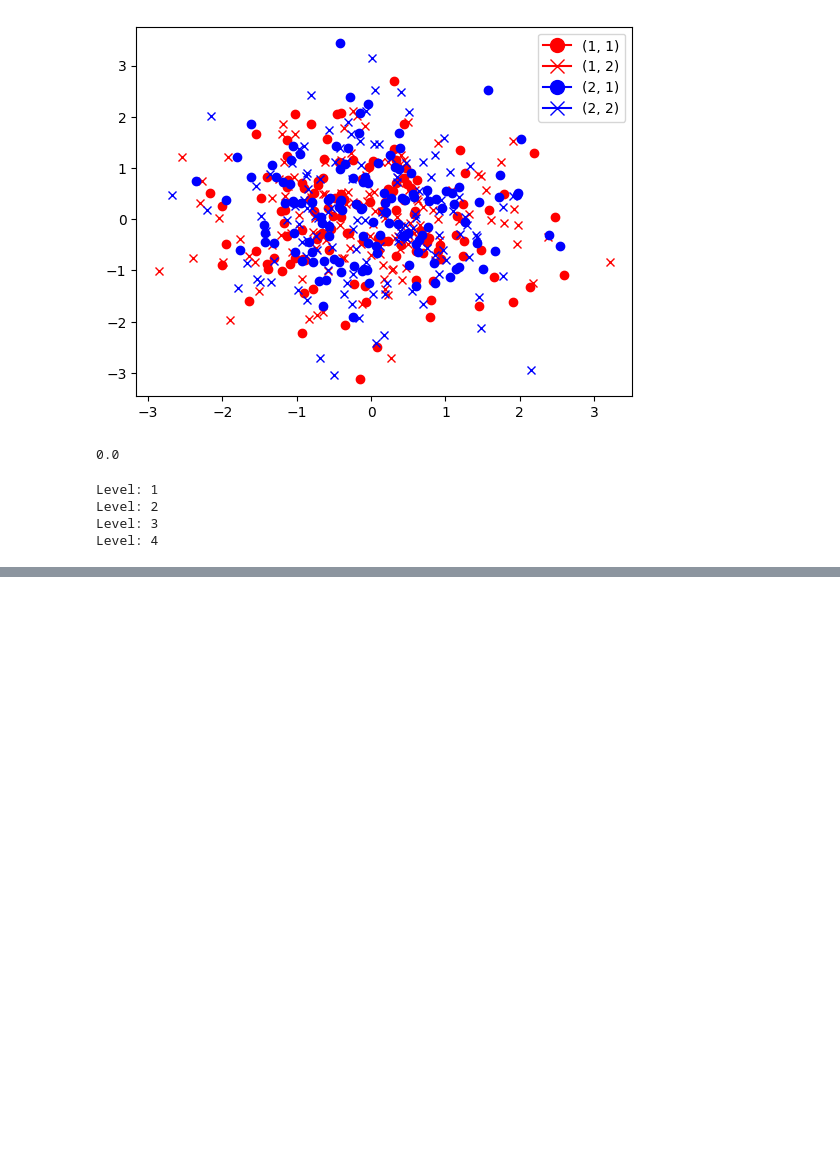
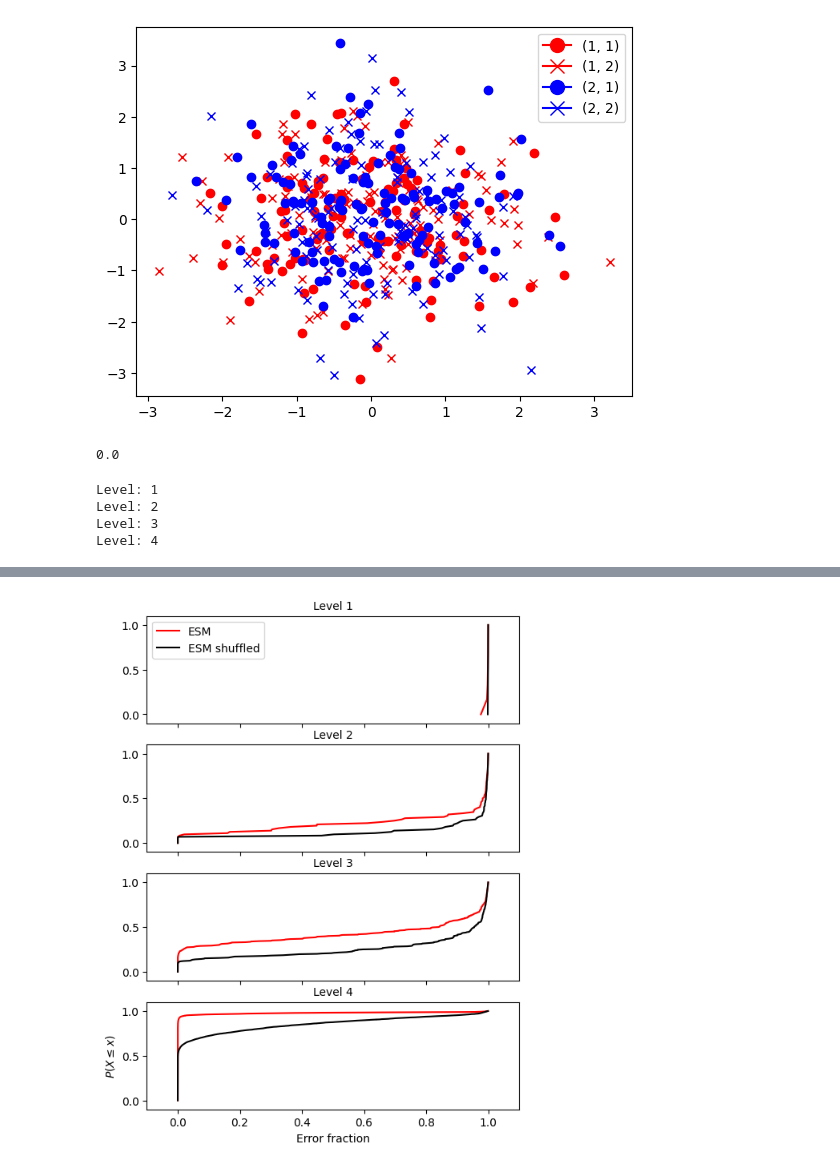
Before and after one commit to stefanpate/rcgnn, a Jupyter notebook: scripts/eval_metrics.ipynb, the cells around one changed output, grey strips where cells are left out. Saved outputs shown, nothing was run; the diff lists cells and outputs as text; code cells hidden in the pictures; blank space fills up the shorter version.

```diff
--- a/scripts/eval_metrics.ipynb
+++ b/scripts/eval_metrics.ipynb
@@ -49,6 +50,14 @@ for v in unique_ecs.values():
 8423
 # %%
 # Helpers
+def save_json(data, save_to):
+    with open(save_to, 'w') as f:
+        json.dump(data, f)
+
+def load_json(path):
+    with open(path, 'r') as f:
+        data = json.load(f)
+    return data
 
 def load_embed(path):
     model = torch.load(path)
@@ -321,0 +334,25 @@ plt.show()
+# %%
+sup_error_fracs = [load_json('../artifacts/dmax_error_fracs_esm_ds_10.json'),
+                   load_json('../artifacts/dmax_error_fracs_esm_shuffled_ds_10.json')]
+# %%
+# Plot dmax error in cdfs
+ep = 1e-1
+fig, ax = plt.subplots(figsize=(6,8), nrows=n_levels, sharex=True, sharey=True)
+colors = ['r', 'k']
+labels = ['ESM', 'ESM shuffled']
+
+for j, error_fracs in enumerate(sup_error_fracs):
+    for i,k in enumerate(error_fracs.keys()):
+        x = np.sort(error_fracs[k])
+        y = np.arange(len(x)) / (len(x) - 1)
+        ax[i].plot(x, y, color=colors[j], label=labels[j])
+        ax[i].set_title(f"Level {int(k)+1}", fontsize=10)
+
+ax[-1].set_ylabel(r'$P(X \leq x)$')
+ax[-1].set_xlabel('Error fraction')
+ax[0].set_ylim(-ep, 1 + ep)
+ax[0].set_xlim(-ep, 1 + ep)
+ax[0].legend()
+plt.show()
+# %% [output]
+[figure, added]
```
Also changed, not shown: parts of 4 cells of this notebook, 4 other files.
